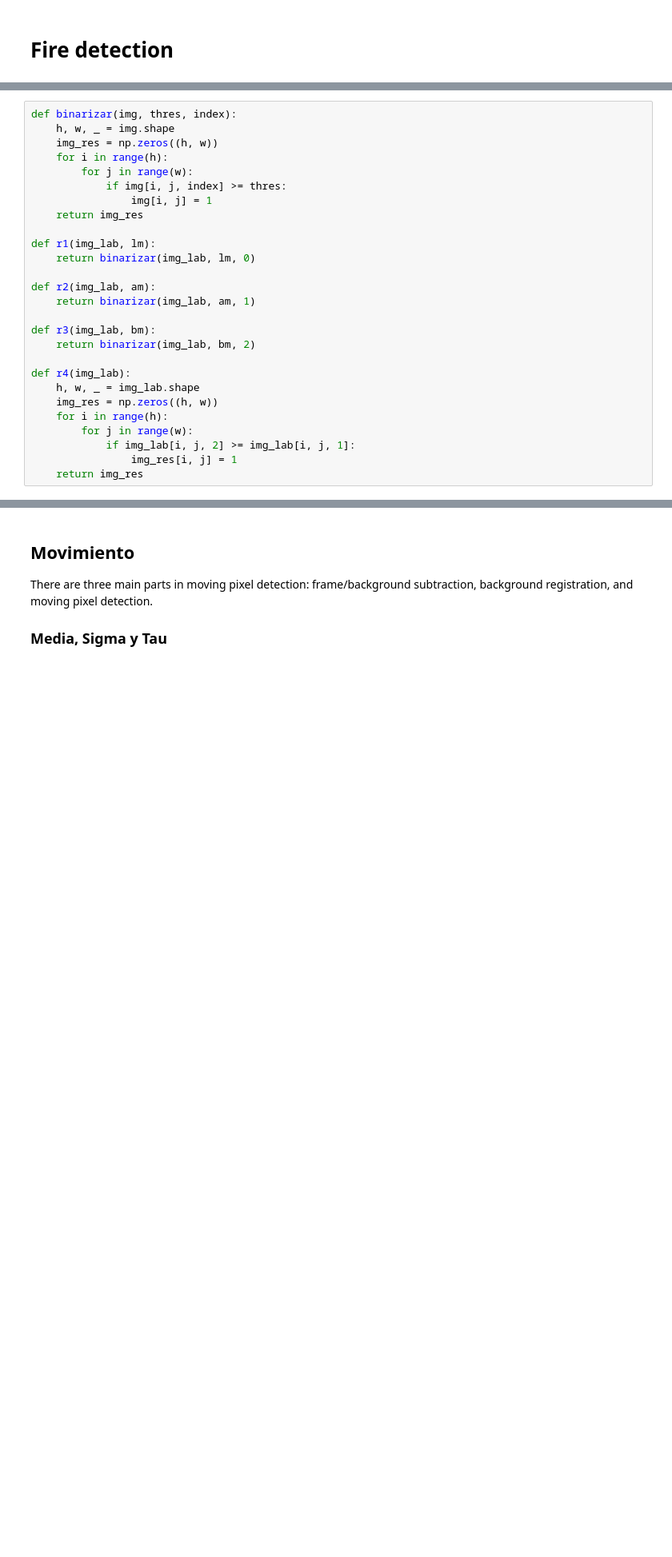
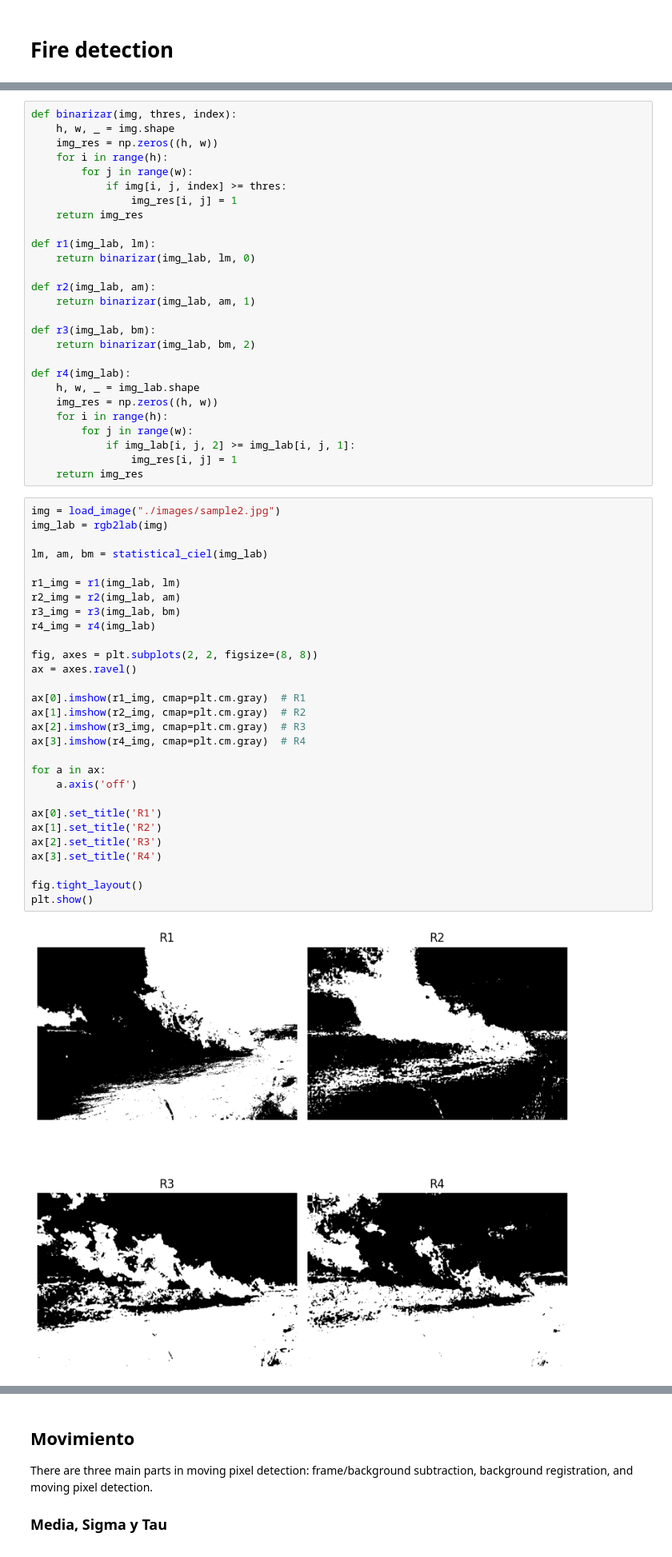
Before and after one commit to nachovigilante/pdi-fire-detection, a Jupyter notebook: fire_detection.ipynb, the cells around one changed output, grey strips where cells are left out. Shown at 80% size. Saved outputs shown, nothing was run; the diff lists cells and outputs as text; blank space fills up the shorter version.

```diff
--- a/fire_detection.ipynb
+++ b/fire_detection.ipynb
@@ -121,7 +121,7 @@ def binarizar(img, thres, index):
     for i in range(h):
         for j in range(w):
             if img[i, j, index] >= thres:
-                img[i, j] = 1
+                img_res[i, j] = 1
     return img_res
 
 def r1(img_lab, lm):
@@ -141,3 +141,34 @@ def r4(img_lab):
             if img_lab[i, j, 2] >= img_lab[i, j, 1]:
                 img_res[i, j] = 1
     return img_res
+# %%
+img = load_image("./images/sample2.jpg")
+img_lab = rgb2lab(img)
+
+lm, am, bm = statistical_ciel(img_lab)
+
+r1_img = r1(img_lab, lm)
+r2_img = r2(img_lab, am)
+r3_img = r3(img_lab, bm)
+r4_img = r4(img_lab)
+
+fig, axes = plt.subplots(2, 2, figsize=(8, 8))
+ax = axes.ravel()
+
+ax[0].imshow(r1_img, cmap=plt.cm.gray)  # R1
+ax[1].imshow(r2_img, cmap=plt.cm.gray)  # R2
+ax[2].imshow(r3_img, cmap=plt.cm.gray)  # R3
+ax[3].imshow(r4_img, cmap=plt.cm.gray)  # R4
+
+for a in ax:
+    a.axis('off')
+
+ax[0].set_title('R1')
+ax[1].set_title('R2')
+ax[2].set_title('R3')
+ax[3].set_title('R4')
+
+fig.tight_layout()
+plt.show()
+# %% [output]
+[figure, added]
```
Also changed, not shown: parts of 1 cell of this notebook, 1 other file.
